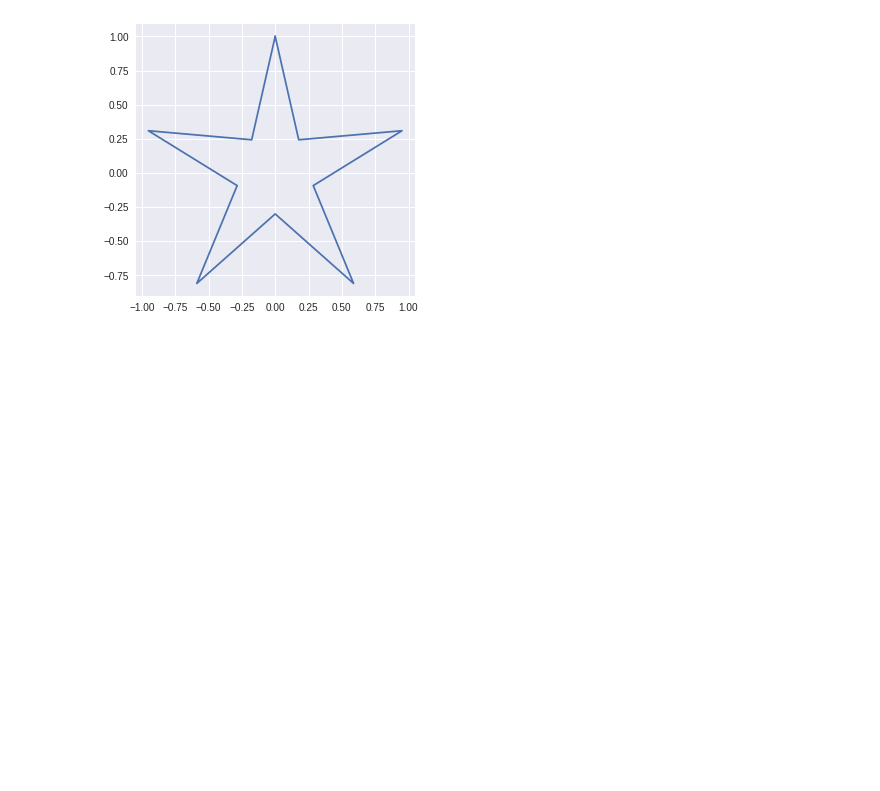
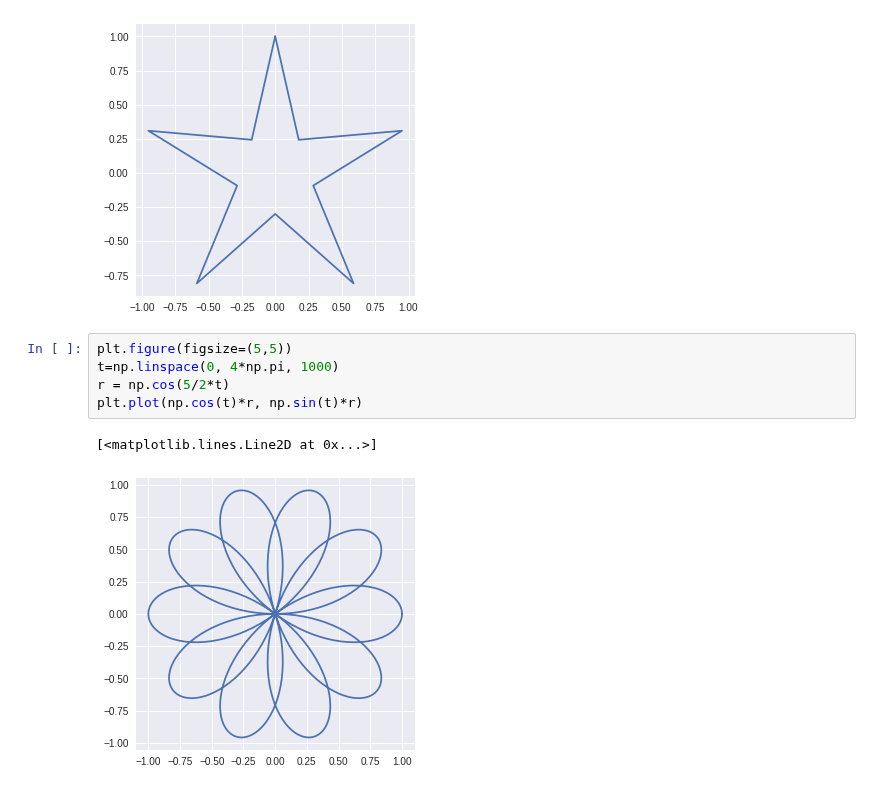
Before and after one commit to tjwei/NDHU_AM1130, a Jupyter notebook: 2018_Wee08_pyplot.ipynb, the cells around one changed output. Cells and saved outputs as stored; diff of their text form; blank space fills up the shorter version.

```diff
--- a/2018_Wee08_pyplot.ipynb
+++ b/2018_Wee08_pyplot.ipynb
@@ -64,3 +64,11 @@ plt.plot(np.cos(t)*r, np.sin(t)*r)
 # %% [output]
 [<matplotlib.lines.Line2D at 0x...>]
 [figure]
+# %%
+plt.figure(figsize=(5,5))
+t=np.linspace(0, 4*np.pi, 1000)
+r = np.cos(5/2*t)
+plt.plot(np.cos(t)*r, np.sin(t)*r)
+# %% [output]
+[<matplotlib.lines.Line2D at 0x...>]
+[figure, added]
```
